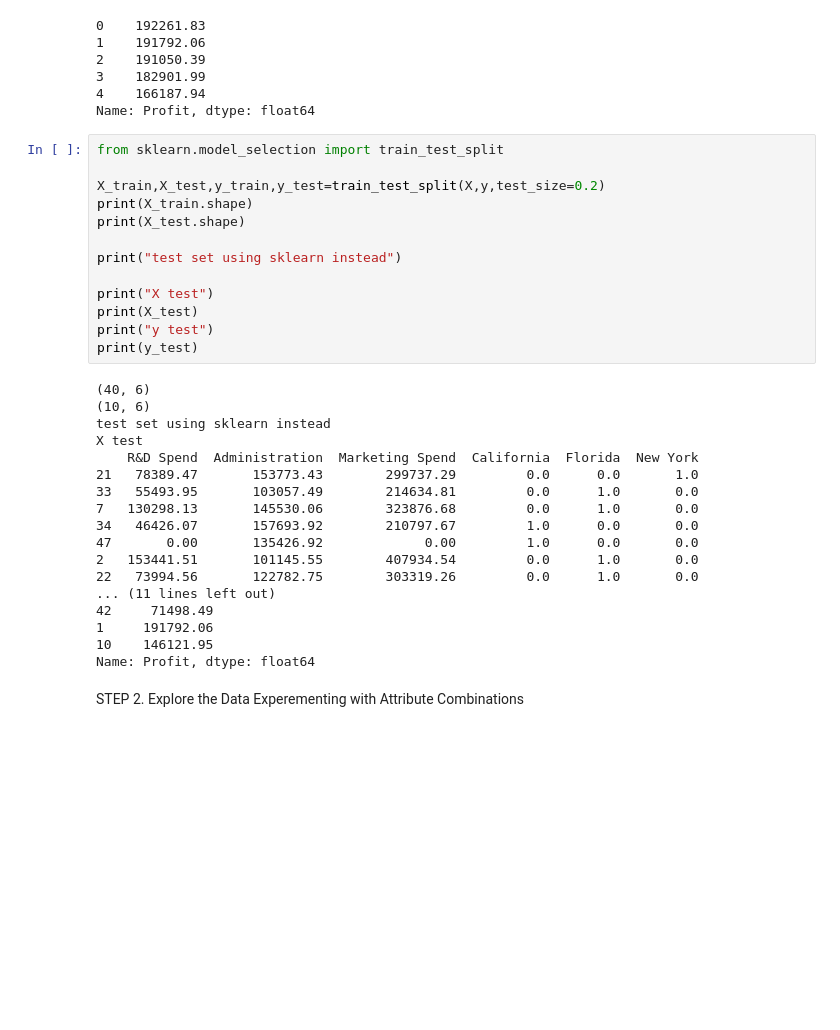
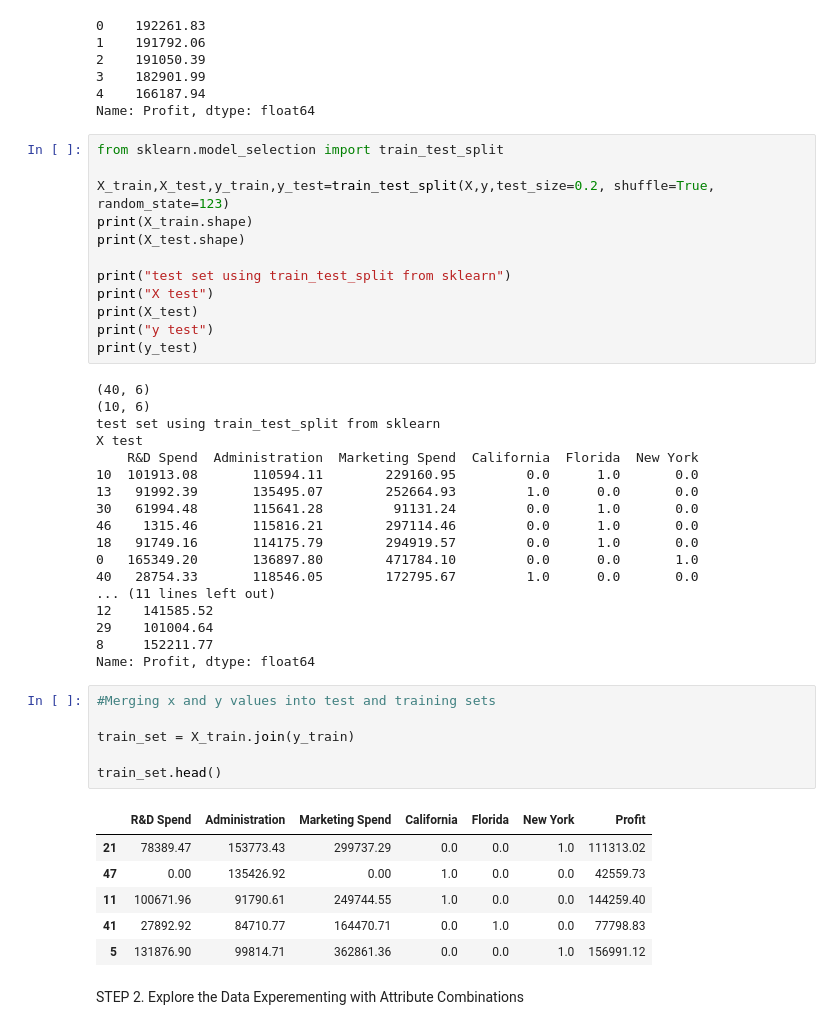
Before and after one commit to KacperBytnar/Machine_Learning_Evaluate_new_startups_profit, a Jupyter notebook: calcs/50-Startups_ML_Mandatory-Assignment.ipynb, the cells around one changed output. Drawn from its saved outputs; the diff is of its cells as text; blank space fills up the shorter version.

```diff
--- a/calcs/50-Startups_ML_Mandatory-Assignment.ipynb
+++ b/calcs/50-Startups_ML_Mandatory-Assignment.ipynb
@@ -131,12 +134,11 @@ Name: Profit, dtype: float64
 # %%
 from sklearn.model_selection import train_test_split
 
-X_train,X_test,y_train,y_test=train_test_split(X,y,test_size=0.2)
+X_train,X_test,y_train,y_test=train_test_split(X,y,test_size=0.2, shuffle=True, random_state=123)
 print(X_train.shape)
 print(X_test.shape)
 
-print("test set using sklearn instead")
-
+print("test set using train_test_split from sklearn")
 print("X test")
 print(X_test)
 print("y test")
@@ -144,21 +146,34 @@ print(y_test)
 # %% [output]
 (40, 6)
 (10, 6)
-test set using sklearn instead
+test set using train_test_split from sklearn
 X test
     R&D Spend  Administration  Marketing Spend  California  Florida  New York
-21   78389.47       153773.43        299737.29         0.0      0.0       1.0
-33   55493.95       103057.49        214634.81         0.0      1.0       0.0
-7   130298.13       145530.06        323876.68         0.0      1.0       0.0
-34   46426.07       157693.92        210797.67         1.0      0.0       0.0
-47       0.00       135426.92             0.00         1.0      0.0       0.0
-2   153441.51       101145.55        407934.54         0.0      1.0       0.0
-22   73994.56       122782.75        303319.26         0.0      1.0       0.0
+10  101913.08       110594.11        229160.95         0.0      1.0       0.0
+13   91992.39       135495.07        252664.93         1.0      0.0       0.0
+30   61994.48       115641.28         91131.24         0.0      1.0       0.0
+46    1315.46       115816.21        297114.46         0.0      1.0       0.0
+18   91749.16       114175.79        294919.57         0.0      1.0       0.0
+0   165349.20       136897.80        471784.10         0.0      0.0       1.0
+40   28754.33       118546.05        172795.67         1.0      0.0       0.0
 ... (11 lines left out)
-42     71498.49
-1     191792.06
-10    146121.95
+12    141585.52
+29    101004.64
+8     152211.77
 Name: Profit, dtype: float64
+# %%
+#Merging x and y values into test and training sets
+
+train_set = X_train.join(y_train)
+
+train_set.head()
+# %% [output]
+|  | R&D Spend | Administration | Marketing Spend | California | Florida | New York | Profit |
+| 21 | 78389.47 | 153773.43 | 299737.29 | 0.0 | 0.0 | 1.0 | 111313.02 |
+| 47 | 0.00 | 135426.92 | 0.00 | 1.0 | 0.0 | 0.0 | 42559.73 |
+| 11 | 100671.96 | 91790.61 | 249744.55 | 1.0 | 0.0 | 0.0 | 144259.40 |
+| 41 | 27892.92 | 84710.77 | 164470.71 | 0.0 | 1.0 | 0.0 | 77798.83 |
+| 5 | 131876.90 | 99814.71 | 362861.36 | 0.0 | 0.0 | 1.0 | 156991.12 |
 # %% [markdown]
 STEP 2.
 Explore the Data
```
Also changed, not shown: parts of 1 cell of this notebook.
